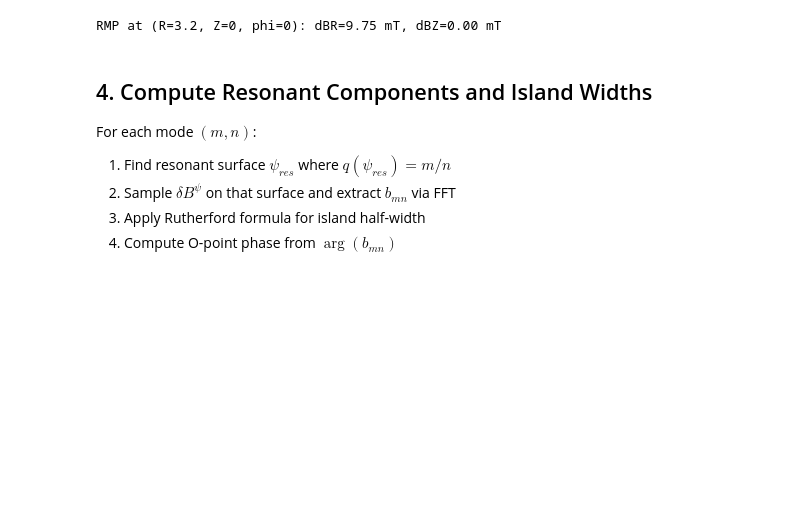
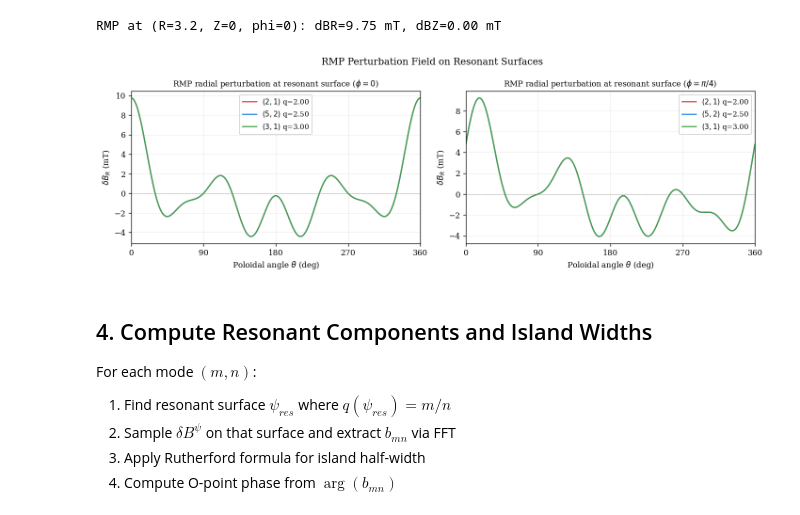
Before and after one commit to WenyinWei/pyna, a Jupyter notebook: notebooks/tutorials/rmp_resonance_analysis.ipynb, the cells around one changed output. Drawn from its saved outputs; the diff is of its cells as text; code cells hidden in the pictures; blank space fills up the shorter version.

```diff
--- a/notebooks/tutorials/rmp_resonance_analysis.ipynb
+++ b/notebooks/tutorials/rmp_resonance_analysis.ipynb
@@ -127,6 +127,38 @@ db = delta_B_rmp(R_test, 0, 0)
 print(f'RMP at (R={R_test}, Z=0, phi=0): dBR={db[0]*1e3:.2f} mT, dBZ={db[1]*1e3:.2f} mT')
 # %% [output]
 RMP at (R=3.2, Z=0, phi=0): dBR=9.75 mT, dBZ=0.00 mT
+# %%
+# --- RMP perturbation field profile ---
+fig, axes = plt.subplots(1, 2, figsize=(12, 4))
+
+# Left: dBR along poloidal angle at resonant surface of (2,1) mode
+theta_arr = np.linspace(0, 2*np.pi, 360)
+colors_rmp = ['#E53935', '#1E88E5', '#43A047']
+for ax_side, phi_val, phi_label in [(axes[0], 0.0, r'$\phi=0$'), (axes[1], np.pi/4, r'$\phi=\pi/4$')]:
+    for ci, (m_r, n_r, amp_r) in enumerate(rmp_modes):
+        psi_list = eq.resonant_psi(m_r, n_r)
+        if not psi_list: continue
+        r_res = np.sqrt(psi_list[0]) * eq.r0
+        R_arr = eq.R0 + r_res * np.cos(theta_arr)
+        Z_arr = r_res * np.sin(theta_arr)
+        dBR_arr = np.array([delta_B_rmp(R_arr[k], Z_arr[k], phi_val)[0] for k in range(len(theta_arr))])
+        ax_side.plot(np.degrees(theta_arr), dBR_arr * 1e3,
+                     color=colors_rmp[ci], lw=1.5,
+                     label=f'$({m_r},{n_r})$ q={float(eq.q_of_psi(psi_list[0])):.2f}')
+    ax_side.axhline(0, color='gray', lw=0.5, ls='--')
+    ax_side.set_xlabel(r'Poloidal angle $\theta$ (deg)', fontsize=10)
+    ax_side.set_ylabel(r'$\delta B_R$ (mT)', fontsize=10)
+    ax_side.set_title(f'RMP radial perturbation at resonant surface ({phi_label})', fontsize=10)
+    ax_side.legend(fontsize=9, framealpha=0.9)
+    ax_side.set_xlim(0, 360)
+    ax_side.set_xticks([0, 90, 180, 270, 360])
+    ax_side.grid(True, alpha=0.3, lw=0.5)
+
+plt.suptitle('RMP Perturbation Field on Resonant Surfaces', fontsize=12)
+plt.tight_layout()
+plt.show()
+# %% [output]
+[figure, added]
 # %% [markdown]
 ## 4. Compute Resonant Components and Island Widths
 
```
Also changed, not shown: parts of 4 cells of this notebook.
